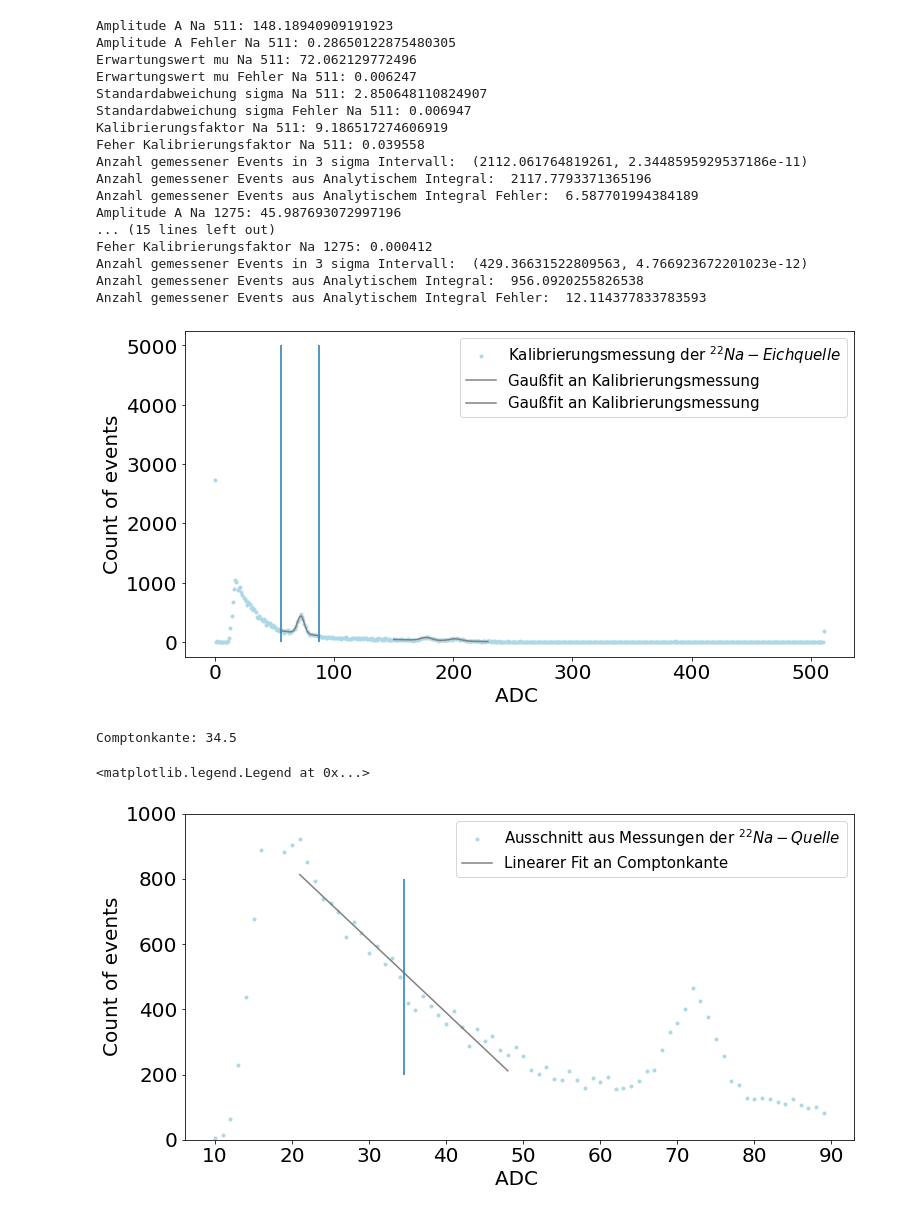
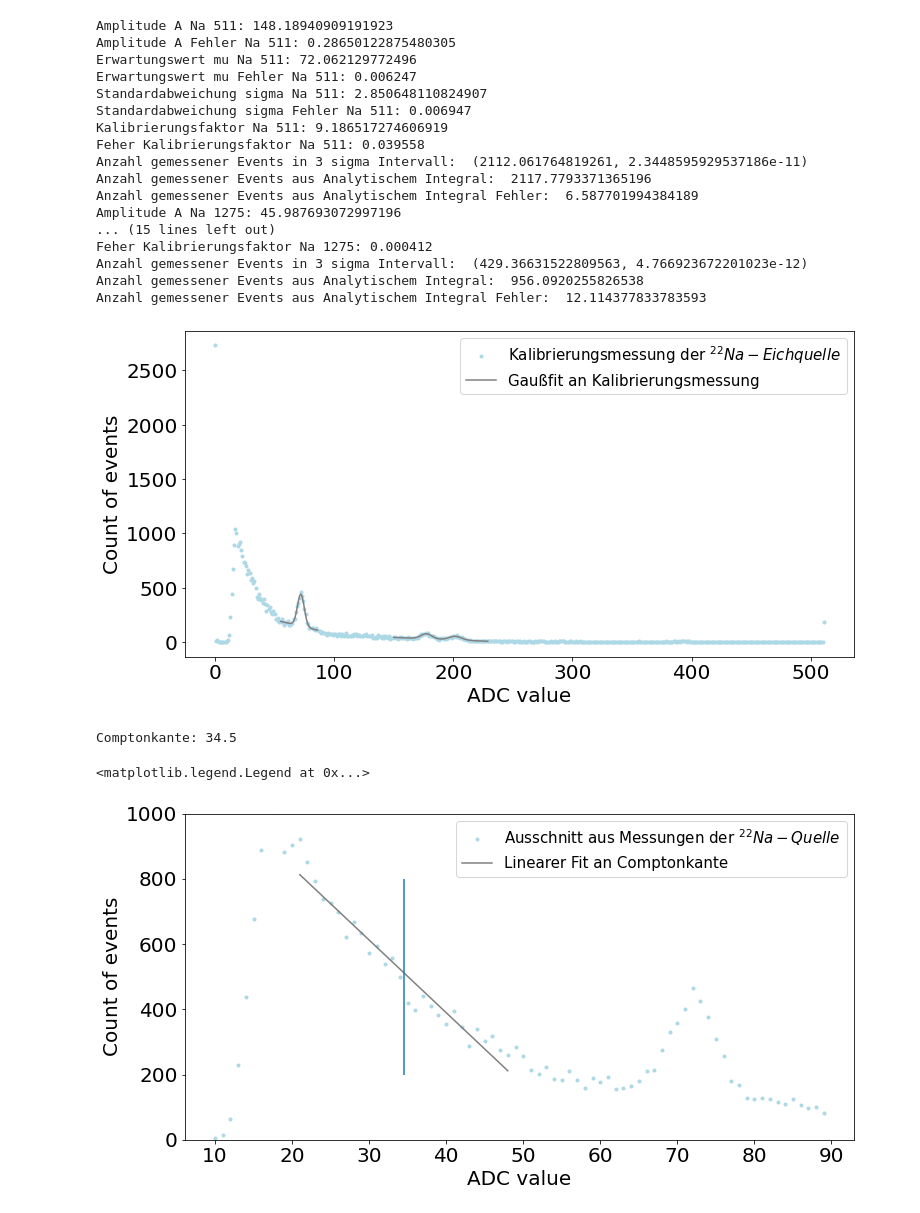
Before and after one commit to Skylake143/Fortgeschrittenenpraktikum, a Jupyter notebook: B22 Compton/Aufgabe1und2Eichungen/A4_1_FitEichpräparate.ipynb, the cells around one changed output. Saved outputs shown, nothing was run; the diff lists cells and outputs as text; code cells hidden in the pictures.

```diff
--- a/B22 Compton/Aufgabe1und2Eichungen/A4_1_FitEichpräparate.ipynb
+++ b/B22 Compton/Aufgabe1und2Eichungen/A4_1_FitEichpräparate.ipynb
@@ -100,7 +100,7 @@ plt.rcParams.update(parameters)
 fig, ax = plt.subplots(figsize=(12,6))
 
 #Name for axis
-ax.set_xlabel('ADC ', fontsize=20)
+ax.set_xlabel('ADC value', fontsize=20)
 ax.set_ylabel('Count of events', fontsize=20)
 #Plotten der unskalierten Kurven
 ax.plot(adc, count,'o',markersize=3, color = "lightblue",label = "Kalibrierungsmessung der $^{22}Na-Eichquelle$")
@@ -112,10 +112,10 @@ a, b, A, x0, sigma, afehler, bfehler, Afehler, x0fehler, sigmafehler = lin_gauss
 #print('MW:',round(x,3), 'pm', np.sqrt(fehlermü), 'SD:', round(sigma,3), 'pm', np.sqrt(fehlersd))
 FWHM511 = round(2.35482 * sigma,4)
 #print('FWHM:',FWHM11)
-ax.vlines(gaussstart,0,5000)
-ax.vlines(gaussstop,0,5000)
+#ax.vlines(gaussstart,0,5000)
+#ax.vlines(gaussstop,0,5000)
 
-ax.plot(adc[gaussstart:gaussstop], lin_gauss(adc[gaussstart:gaussstop], a, b,A,x0,sigma), color = "grey", label="Gaußfit an Kalibrierungsmessung")
+ax.plot(adc[gaussstart:gaussstop], lin_gauss(adc[gaussstart:gaussstop], a, b,A,x0,sigma), color = "grey")
 photopeak = 662
 calibrationfactor = photopeak / x0
 calibrationfactorfehler = sigma/x0
@@ -184,34 +184,34 @@ energy_calibration_y_error.append(x0fehler2)
 energy_calibration_y_sigma.append(sigma2)
 energy_calibration_x.append(na_photopeak2)
 #Intensity using integral
 sigmax3integration = integrate.quad(lambda integrator: gauss(integrator,0, A2, x02, sigma2),x02-3*sigma2,x02+3*sigma2)
 print("Anzahl gemessener Events in 3 sigma Intervall: ", sigmax3integration)
 analiticIntegral = A1*sigma1*np.sqrt(2*np.pi)+A2*sigma2*np.sqrt(2*np.pi)
 analiticalIntergralFehler = np.sqrt(2*np.pi)*np.sqrt((sigma1*Afehler1)**2+(A1*sigmafehler1)**2+(sigma2*Afehler2)**2+(A2*sigmafehler2)**2)
 print("Anzahl gemessener Events aus Analytischem Integral: ", analiticIntegral)
 print("Anzahl gemessener Events aus Analytischem Integral Fehler: ", analiticalIntergralFehler)
 
 ax.legend(fontsize=15)
 fig.savefig('Kalibrierungsmessung.png', dpi=200)
 # %% [output]
 Amplitude A Na 511: 148.18940909191923
 Amplitude A Fehler Na 511: 0.28650122875480305
 Erwartungswert mu Na 511: 72.062129772496
 Erwartungswert mu Fehler Na 511: 0.006247
 Standardabweichung sigma Na 511: 2.850648110824907
 Standardabweichung sigma Fehler Na 511: 0.006947
 Kalibrierungsfaktor Na 511: 9.186517274606919
 Feher Kalibrierungsfaktor Na 511: 0.039558
 Anzahl gemessener Events in 3 sigma Intervall:  (2112.061764819261, 2.3448595929537186e-11)
 Anzahl gemessener Events aus Analytischem Integral:  2117.7793371365196
 Anzahl gemessener Events aus Analytischem Integral Fehler:  6.587701994384189
 Amplitude A Na 1275: 45.987693072997196
 ... (15 lines left out)
 Feher Kalibrierungsfaktor Na 1275: 0.000412
 Anzahl gemessener Events in 3 sigma Intervall:  (429.36631522809563, 4.766923672201023e-12)
 Anzahl gemessener Events aus Analytischem Integral:  956.0920255826538
 Anzahl gemessener Events aus Analytischem Integral Fehler:  12.114377833783593
-[figure, old version]
+[figure, new version]
 # %%
 #Comptonkante Fit Na
 comptonstart = 21
@@ -223,7 +223,7 @@ plt.rcParams.update(parameters)
 fig, ax = plt.subplots(figsize=(12,6))
 
 #Name for axis
-ax.set_xlabel('ADC ', fontsize=20)
+ax.set_xlabel('ADC value', fontsize=20)
 ax.set_ylabel('Count of events', fontsize=20)
 
 
@@ -246,7 +246,7 @@ ax.legend(fontsize=15)
 # %% [output]
 Comptonkante: 34.5
 <matplotlib.legend.Legend at 0x...>
-[figure, old version]
+[figure, new version]
 # %%
 #co-Eichung
 adc = adcvalue_coeich
```
Also changed, not shown: parts of 6 cells of this notebook, 5 other files.
